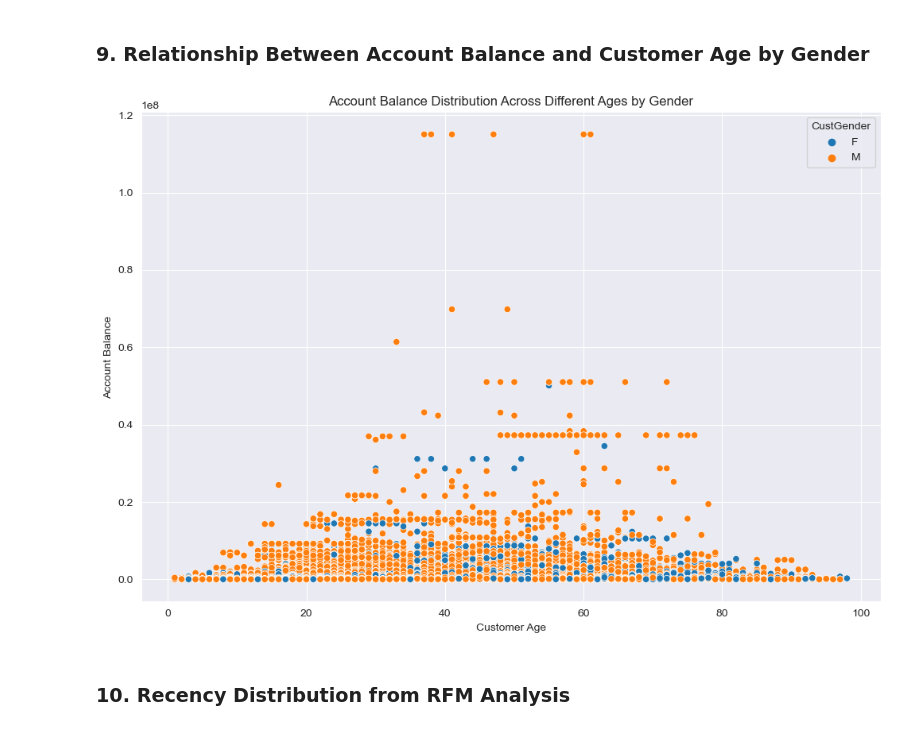
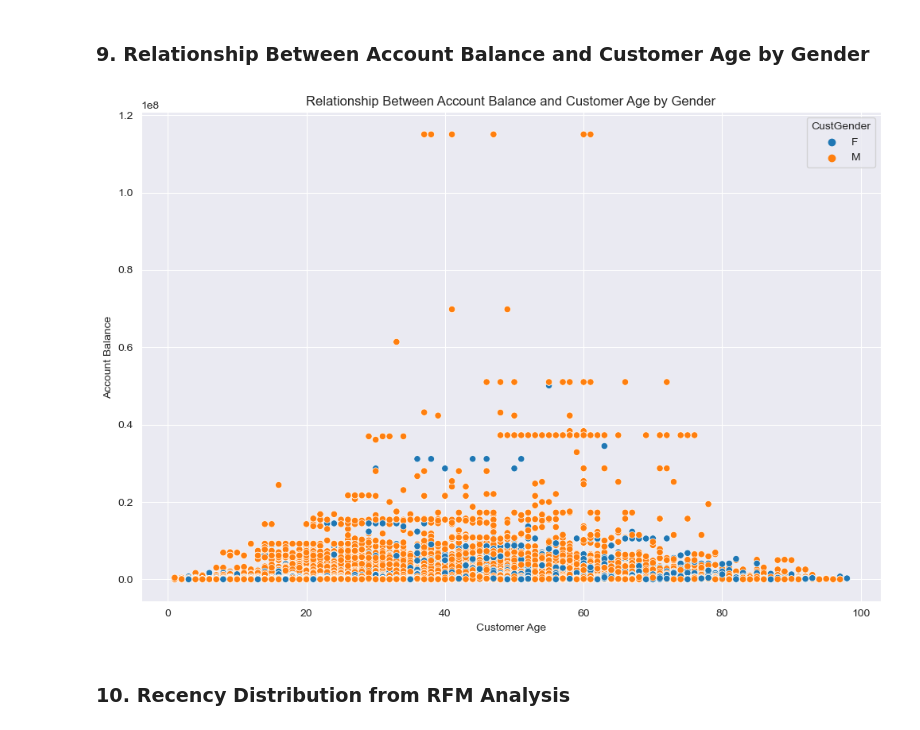
Before and after one commit to GDistories/DSAA5002_Final_Exam, a Jupyter notebook: Q6/Q6_Code/Q6.ipynb, the cells around one changed output. Drawn from its saved outputs; the diff is of its cells as text; code cells hidden in the pictures.

```diff
--- a/Q6/Q6_Code/Q6.ipynb
+++ b/Q6/Q6_Code/Q6.ipynb
@@ -351,12 +351,12 @@ plt.show()
 # %%
 plt.figure(figsize=(12, 8))
 sns.scatterplot(x='CustomerAge', y='CustAccountBalance', hue='CustGender', data=bank_customer)
-plt.title('Account Balance Distribution Across Different Ages by Gender')
+plt.title('Relationship Between Account Balance and Customer Age by Gender')
 plt.xlabel('Customer Age')
 plt.ylabel('Account Balance')
 plt.show()
 # %% [output]
-[figure, old version]
+[figure, new version]
 # %% [markdown]
 ### 10. Recency Distribution from RFM Analysis
 # %%
```
Also changed, not shown: parts of 1 cell of this notebook, 21 other files.
